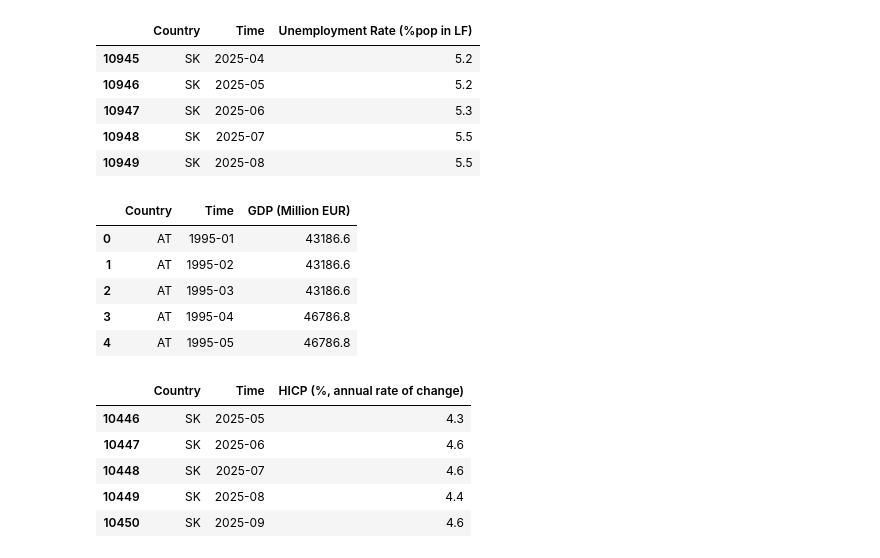
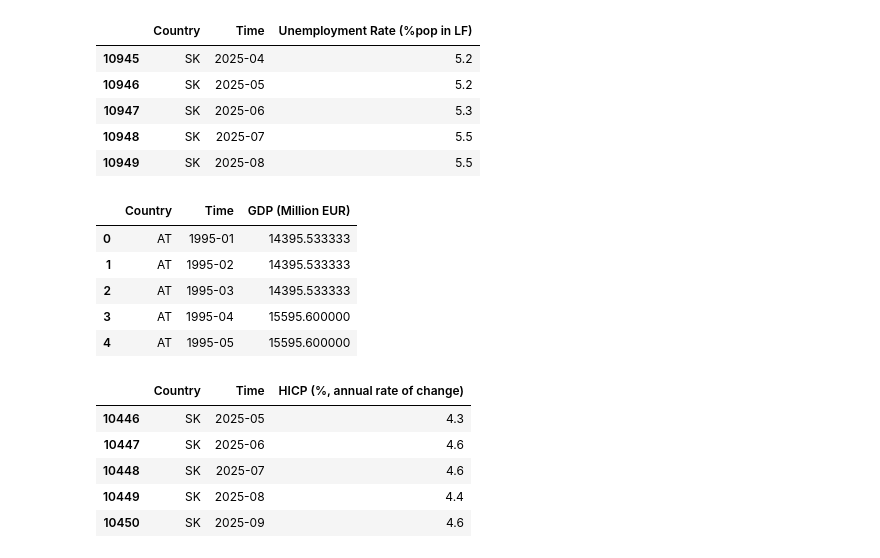
Before and after one commit to EliaLand/PSTR_Financial_Econometrics, a Jupyter notebook: data_fetcher/main.ipynb, the cells around one changed output. Saved outputs shown, nothing was run; the diff lists cells and outputs as text; code cells hidden in the pictures.

```diff
--- a/data_fetcher/main.ipynb
+++ b/data_fetcher/main.ipynb
@@ -105,39 +116,39 @@ EURO_GDP_q_raw = fetch_EUROSTAT(
     }
 )
 
 EURO_GDP_q_raw = EURO_GDP_q_raw[["geo", "time", "value"]]
 EURO_GDP_q_raw = EURO_GDP_q_raw.rename(columns={
     "geo": "Country",
     "time": "Time",
     "value": "GDP (Million EUR)"
 })
 
 # Increasing data granularity from quarterly to monthly data by extending the quarter value to single months
 EURO_GDP_q_raw["Time"] = pd.PeriodIndex(EURO_GDP_q_raw["Time"], freq="Q").to_timestamp()
 expanded_rows = []
 
 for _, row in EURO_GDP_q_raw.iterrows():
     quarter_end = row["Time"]
     start_month = quarter_end - pd.offsets.QuarterEnd(startingMonth=3) + pd.DateOffset(days=1)
     for i in range(3):
         month = (start_month + pd.DateOffset(months=i)).strftime("%Y-%m")
         expanded_rows.append({
             "Country": row["Country"],
             "Time": month,
-            "GDP (Million EUR)": row["GDP (Million EUR)"]
+            "GDP (Million EUR)": row["GDP (Million EUR)"] / 3
         })
 
 EURO_GDP_m_raw = pd.DataFrame(expanded_rows)
 EURO_GDP_m_raw = EURO_GDP_m_raw.sort_values(by=["Country", "Time"]).reset_index(drop=True)
 
 EURO_GDP_m_raw.head()
 # %% [output]
 |  | Country | Time | GDP (Million EUR) |
-| 0 | AT | 1995-01 | 43186.6 |
-| 1 | AT | 1995-02 | 43186.6 |
-| 2 | AT | 1995-03 | 43186.6 |
-| 3 | AT | 1995-04 | 46786.8 |
-| 4 | AT | 1995-05 | 46786.8 |
+| 0 | AT | 1995-01 | 14395.533333 |
+| 1 | AT | 1995-02 | 14395.533333 |
+| 2 | AT | 1995-03 | 14395.533333 |
+| 3 | AT | 1995-04 | 15595.600000 |
+| 4 | AT | 1995-05 | 15595.600000 |
 # %%
 # HICP by EU member state (monthly, annual rate of change, 1997-01 (varying), 2025-09)
 # https://ec.europa.eu/eurostat/databrowser/view/PRC_HICP_MANR__custom_3807536/bookmark/table?lang=en&bookmarkId=cd099aa2-8977-42d5-b5d8-bc5edd3a94df&c=1668007557361
```
Also changed, not shown: parts of 2 cells of this notebook.
